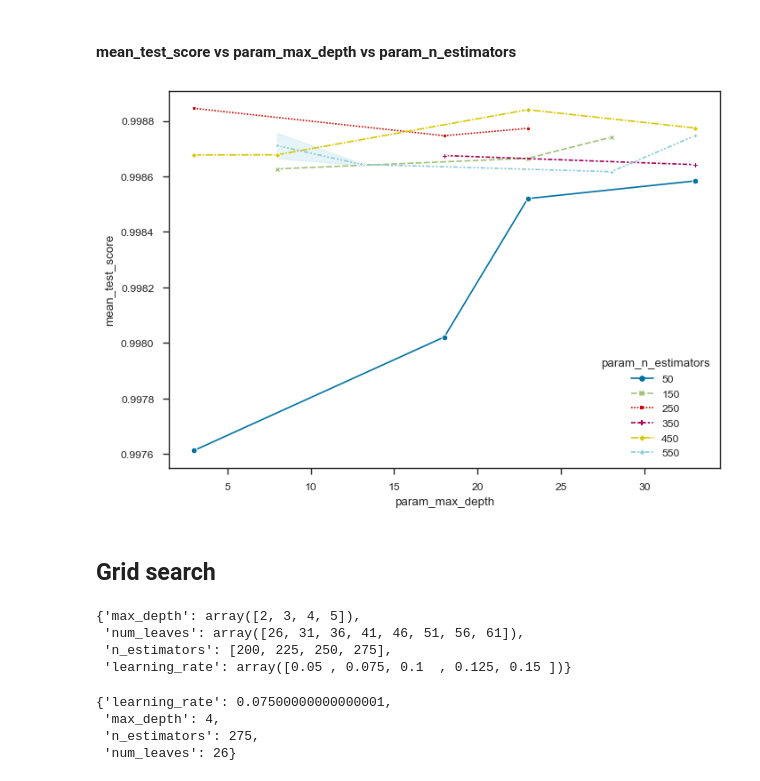
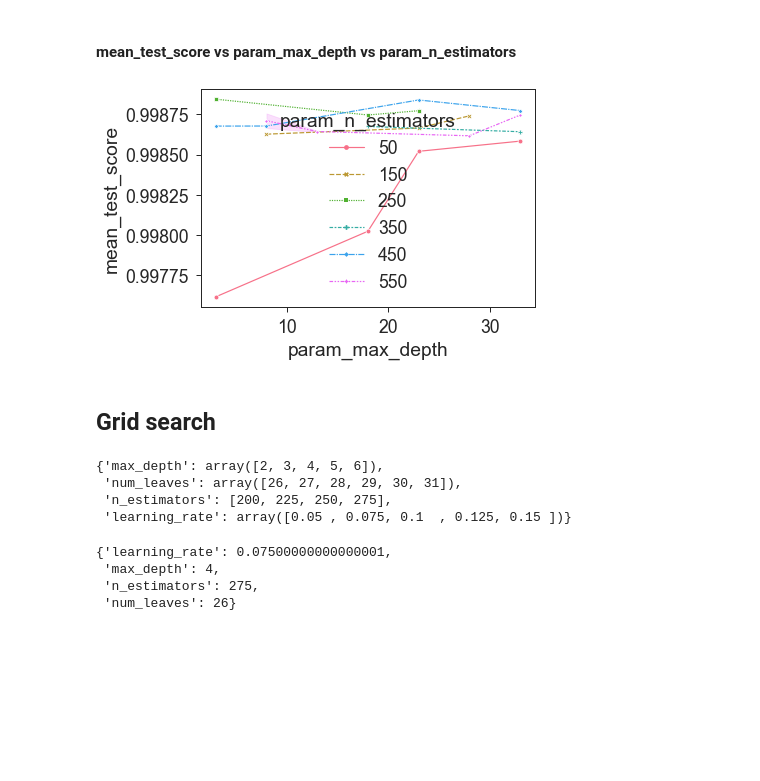
Before and after one commit to guyrux/ethereum_laundering, a Jupyter notebook: notebooks/03-ethereum_modeling_v2-suto.ipynb, the cells around one changed output. Drawn from its saved outputs; the diff is of its cells as text; code cells hidden in the pictures; blank space fills up the shorter version.

```diff
--- a/notebooks/03-ethereum_modeling_v2-suto.ipynb
+++ b/notebooks/03-ethereum_modeling_v2-suto.ipynb
@@ -22,12 +22,15 @@ plotly.offline.init_notebook_mode(connected=True)
 import matplotlib.pyplot as plt
 import seaborn as sns
 
-from lightgbm import LGBMClassifier
+from lightgbm import (
+    LGBMClassifier, plot_importance, create_tree_digraph, plot_tree
+)
 import missingno as msno
 from pycaret.classification import ClassificationExperiment
 from sklearn.experimental import enable_halving_search_cv
+from sklearn.feature_selection import RFECV
 from sklearn.model_selection import (
-    train_test_split, RandomizedSearchCV, GridSearchCV, HalvingGridSearchCV, cross_validate
+    train_test_split, RandomizedSearchCV, GridSearchCV, HalvingGridSearchCV, cross_validate,
 )
 from sklearn.ensemble import RandomForestClassifier
 from sklearn.pipeline import Pipeline
@@ -52,7 +55,7 @@ pd.set_option('display.float_format', '{:.5f}'.format)
 # pd.options.display.float_format = '{:.5f}'.format
 # pd.options.display.max_rows = 120
 
-sns.set_context(context='paper', font_scale=1, rc=None)
+sns.set_context(context='paper', font_scale=2, rc=None)
 sns.set_style("ticks")
 sns.set_palette(sns.color_palette())
 # %% [markdown]
@@ -137,7 +155,7 @@ dct_params
  'n_estimators': [50, 150, 250, 350, 450, 550]}
 # %%
 classifier_lgbm = LGBMClassifier(
-    random_state=RANDOM_STATE, n_jobs=-1, silent = 'warn', objective = 'binary', importance_type = 'split',
+    random_state=RANDOM_STATE, n_jobs=-1, silent='warn', objective='binary', importance_type='gain',
 )
 
 rscv = RandomizedSearchCV(
@@ -213,19 +241,23 @@ sns.lineplot(
 # %% [markdown]
 #### mean_test_score vs param_max_depth vs param_n_estimators
+# %%
+# Defining palette
+n_colors = df_random_search_results['param_n_estimators'].nunique()
+palette = sns.color_palette("husl", n_colors)
 # %%
 sns.lineplot(
-    data=df_random_search_results.loc[df_random_search_results['param_learning_rate']==0.07500000000000001, :],
+    data=df_random_search_results.loc[df_random_search_results['param_learning_rate']==best_rscv['learning_rate'], :],
     x='param_max_depth', y='mean_test_score', hue='param_n_estimators',
-    palette=sns.color_palette(), style="param_n_estimators", markers=True
+    palette=palette, style="param_n_estimators", markers=True
 );
 # %% [output]
-[figure, old version]
+[figure, new version]
 # %% [markdown]
 ## Grid search
 # %%
 dct_params = dict(
-    max_depth=np.arange(max(best_rscv['max_depth']-2, 2), best_rscv['max_depth']+3, 1),
-    num_leaves=np.arange(best_rscv['num_leaves']-2, 2**(best_rscv['max_depth']+3), 5),
+    max_depth=np.arange(max(best_rscv['max_depth']-2, 2), best_rscv['max_depth']+4, 1),
+    num_leaves=np.arange(best_rscv['num_leaves']-2, best_rscv['num_leaves']+4, 1),
     n_estimators = np.arange(best_rscv['n_estimators']-50, best_rscv['n_estimators']+50, 25).tolist(),
     learning_rate=np.arange(
         best_rscv['learning_rate']*.5, best_rscv['learning_rate']*1.5,
@@ -235,8 +267,8 @@ dct_params = dict(
 
 dct_params
 # %% [output]
-{'max_depth': array([2, 3, 4, 5]),
- 'num_leaves': array([26, 31, 36, 41, 46, 51, 56, 61]),
+{'max_depth': array([2, 3, 4, 5, 6]),
+ 'num_leaves': array([26, 27, 28, 29, 30, 31]),
  'n_estimators': [200, 225, 250, 275],
  'learning_rate': array([0.05 , 0.075, 0.1  , 0.125, 0.15 ])}
 # %%
```
Also changed, not shown: parts of 58 cells of this notebook, 3 other files.
